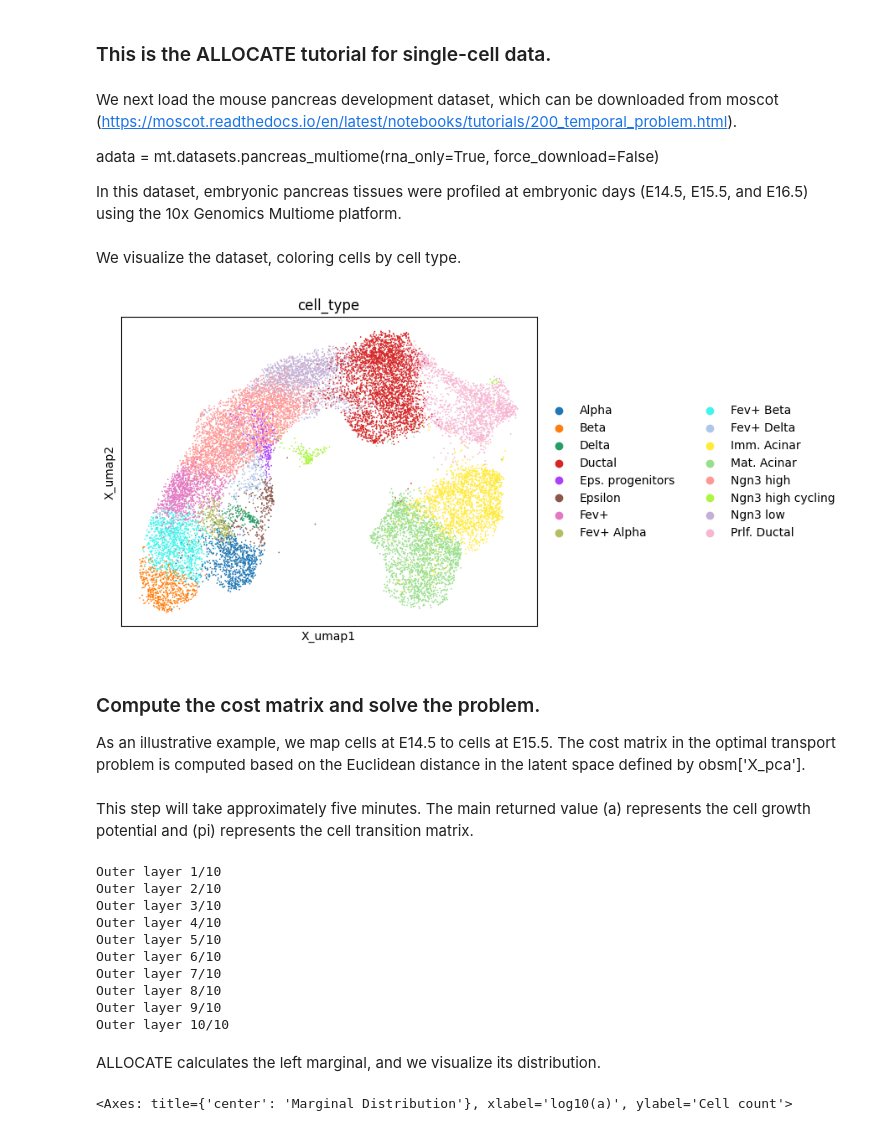
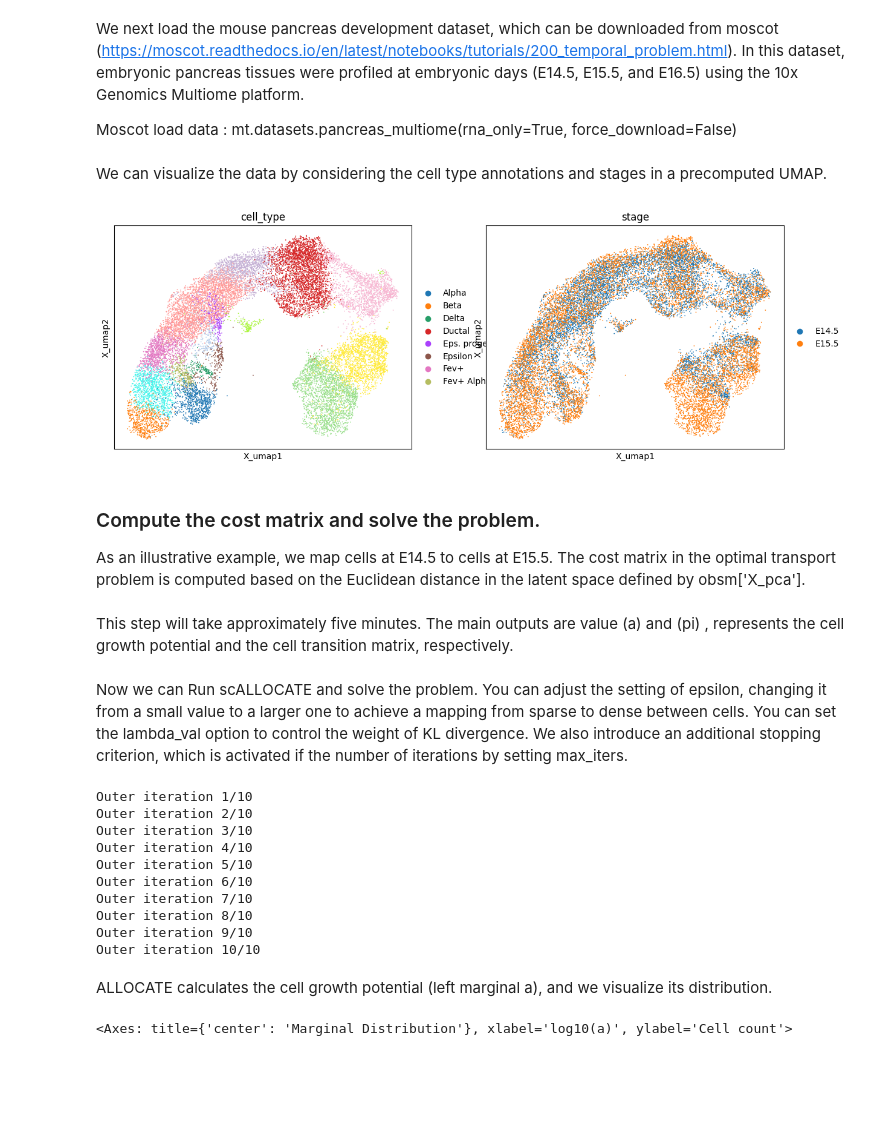
Before and after one commit to smilecjx-droid/Allocate_py, a Jupyter notebook: vignette/Allocate_single-cell.ipynb, the cells around one changed output. Saved outputs shown, nothing was run; the diff lists cells and outputs as text; code cells hidden in the pictures; blank space fills up the shorter version.

```diff
--- a/vignette/Allocate_single-cell.ipynb
+++ b/vignette/Allocate_single-cell.ipynb
@@ -24,9 +26,5 @@ from src.ALLOCATE import pi_process
 from src.ALLOCATE import compute_mapping_accuracy
-# %% [markdown]
-### This is the ALLOCATE tutorial for single-cell data.
 # %% [markdown]
-We next load the mouse pancreas development dataset, which can be downloaded from moscot (https://moscot.readthedocs.io/en/latest/notebooks/tutorials/200_temporal_problem.html).
+We next load the mouse pancreas development dataset, which can be downloaded from moscot (https://moscot.readthedocs.io/en/latest/notebooks/tutorials/200_temporal_problem.html). In this dataset, embryonic pancreas tissues were profiled at embryonic days (E14.5, E15.5, and E16.5) using the 10x Genomics Multiome platform.
 
-adata = mt.datasets.pancreas_multiome(rna_only=True, force_download=False)
-
-In this dataset, embryonic pancreas tissues were profiled at embryonic days (E14.5, E15.5, and E16.5) using the 10x Genomics Multiome platform.
+Moscot load data :  mt.datasets.pancreas_multiome(rna_only=True, force_download=False)
@@ -35,15 +31,19 @@ adata = sc.read_h5ad('/lustre/home/acct-clswt/clswt-jiaxinchen/ALLOCATE_backup/D
+# %%
+adata = sc.read_h5ad('Data/pancreas.h5ad')
 # %% [markdown]
-We visualize the dataset, coloring cells by cell type.
+We can visualize the data by considering the cell type annotations and stages in a precomputed UMAP.
 # %%
-sc.pl.embedding(adata, basis="X_umap", color="cell_type")
+sc.pl.embedding(adata, basis="X_umap", color=("cell_type","stage"))
 # %% [output]
-[figure, old version]
+[figure, new version]
 # %% [markdown]
 ### Compute the cost matrix and solve the problem.
 As an illustrative example, we map cells at E14.5 to cells at E15.5. The cost matrix in the optimal transport problem is computed based on the Euclidean distance in the latent space defined by obsm['X_pca'].
 # %% [markdown]
 This step will take approximately five minutes.
-The main returned value (a) represents the cell growth potential and (pi) represents the cell transition matrix.
+The main outputs are value (a) and (pi) , represents the cell growth potential and the cell transition matrix, respectively.
+# %% [markdown]
+Now we can Run scALLOCATE and solve the problem. You can adjust the setting of epsilon, changing it from a small value to a larger one to achieve a mapping from sparse to dense between cells. You can set the lambda_val option to control the weight of KL divergence. We also introduce an additional stopping criterion, which is activated if the number of iterations by setting max_iters.
 # %%
 # Run scALLOCATE
 a, pi, stats, a_history, pi_history = scALLOCATE(adata,
@@ -55,18 +55,18 @@ a, pi, stats, a_history, pi_history = scALLOCATE(adata,
        lambda_val=0.5,
        max_iters=10)
 # %% [output]
-Outer layer 1/10
-Outer layer 2/10
-Outer layer 3/10
-Outer layer 4/10
-Outer layer 5/10
-Outer layer 6/10
-Outer layer 7/10
-Outer layer 8/10
-Outer layer 9/10
-Outer layer 10/10
+Outer iteration 1/10
+Outer iteration 2/10
+Outer iteration 3/10
+Outer iteration 4/10
+Outer iteration 5/10
+Outer iteration 6/10
+Outer iteration 7/10
+Outer iteration 8/10
+Outer iteration 9/10
+Outer iteration 10/10
 # %% [markdown]
-ALLOCATE calculates the left marginal, and we visualize its distribution.
+ALLOCATE calculates the cell growth potential (left marginal a), and we visualize its distribution.
 # %%
 plot_ALLOCATE_a_distribution(
     a,
```
Also changed, not shown: parts of 10 cells of this notebook, 1 other file.
